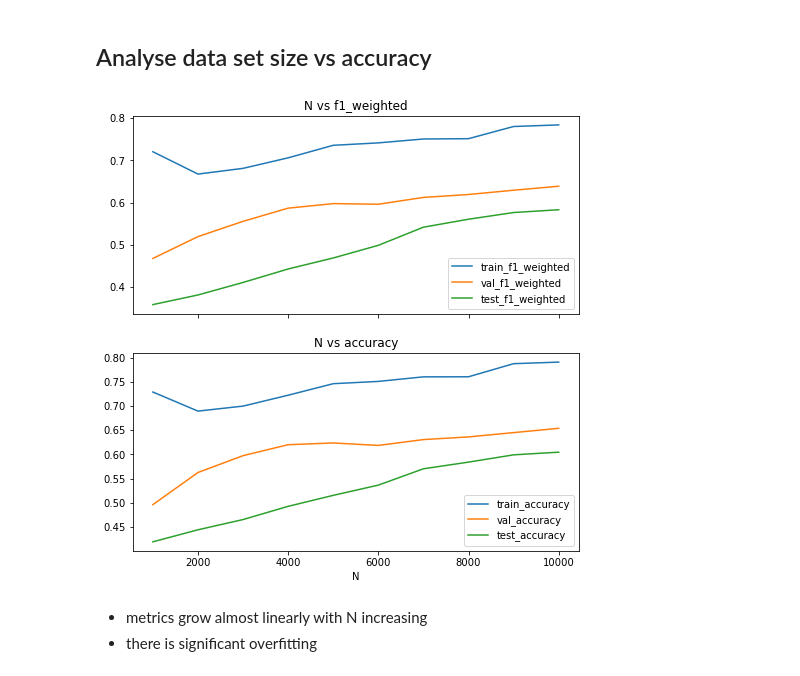
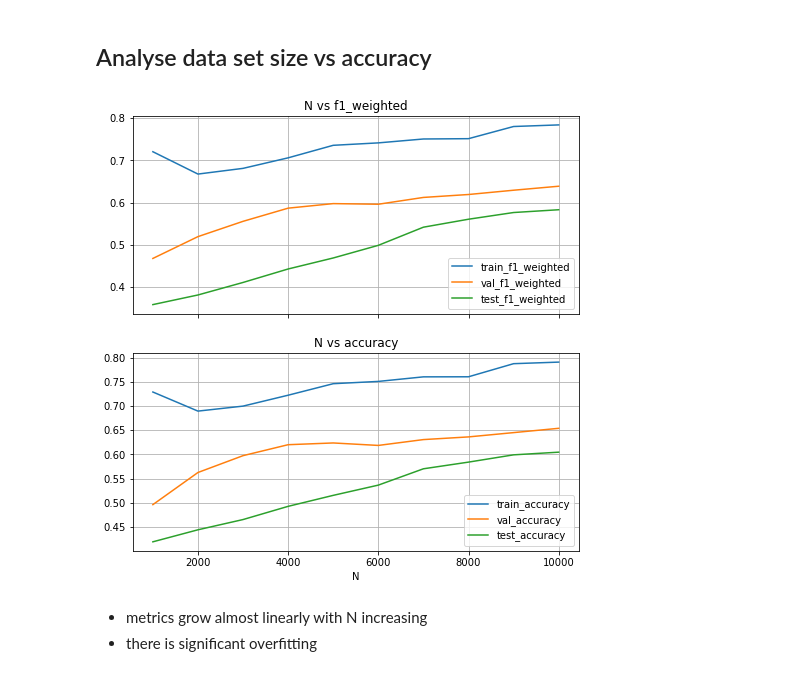
Before and after one commit to minotru/multimodel-ml-challenges, a Jupyter notebook: notebooks/results_analysis.ipynb, the cells around one changed output. Drawn from its saved outputs; the diff is of its cells as text; code cells hidden in the pictures.

```diff
--- a/dynamic_pipeline/notebooks/results_analysis.ipynb
+++ b/notebooks/results_analysis.ipynb
@@ -31,14 +31,15 @@ results
 # %%
 def plot_metric(results: pd.DataFrame, metric_name: str, ax=None):
     prefixes = ["train", "val", "test"]
     columns = [f"{prefix}_{metric_name}" for prefix in prefixes]
     results.set_index("N")[columns].plot(title=f"N vs {metric_name}", ax=ax)
 
 fig, axes = plt.subplots(2, 1, figsize=(8, 8), sharex=True)
-plot_metric(results, "f1_weighted", axes[0])
-plot_metric(results, "accuracy", axes[1])
+for i, metric_name in enumerate(["f1_weighted", "accuracy"]):
+    plot_metric(results, metric_name, axes[i])
+    axes[i].grid()
 # %% [output]
-[figure, old version]
+[figure, new version]
 # %% [markdown]
 * metrics grow almost linearly with N increasing
 * there is significant overfitting
```
Also changed, not shown: 9 other files.
